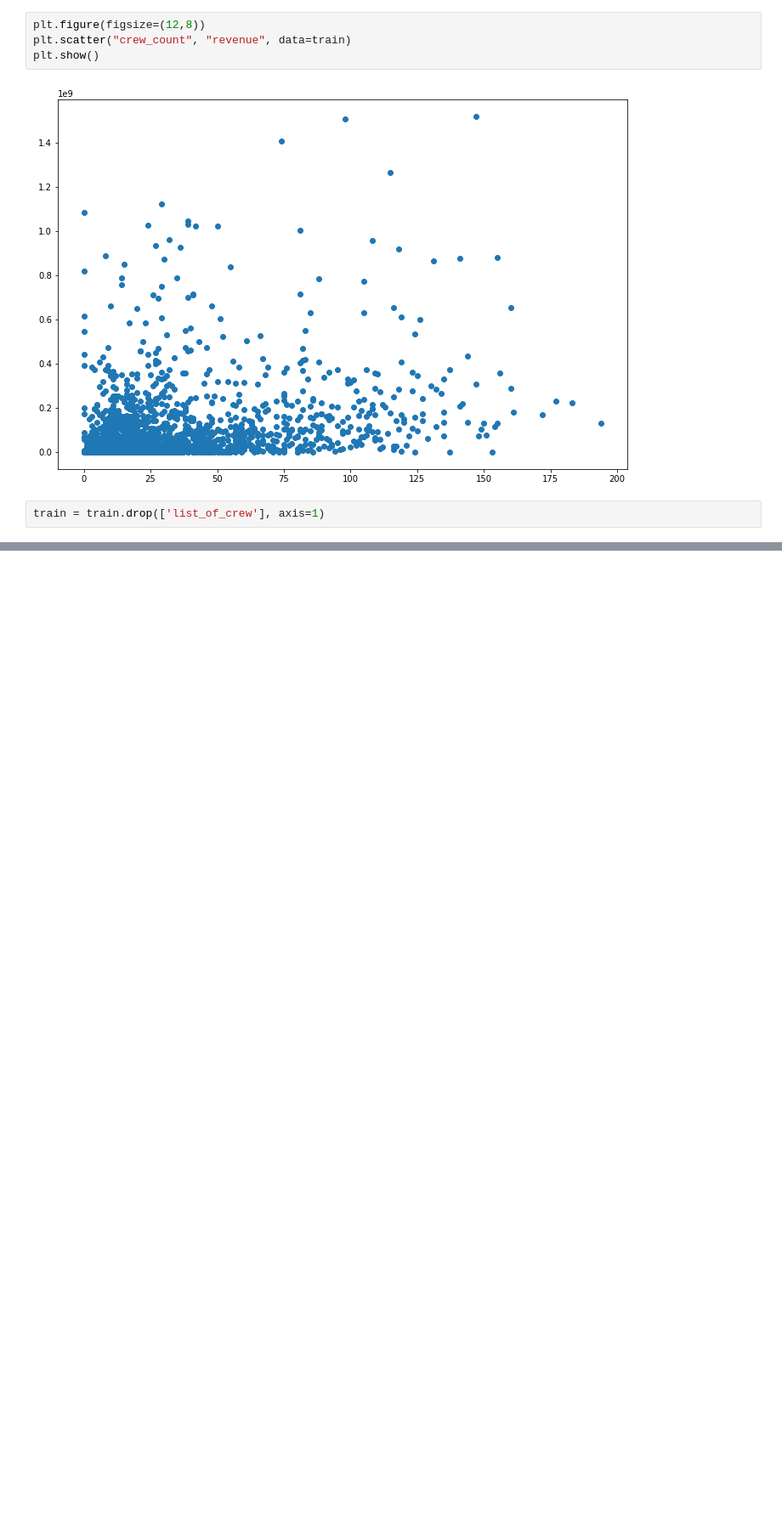
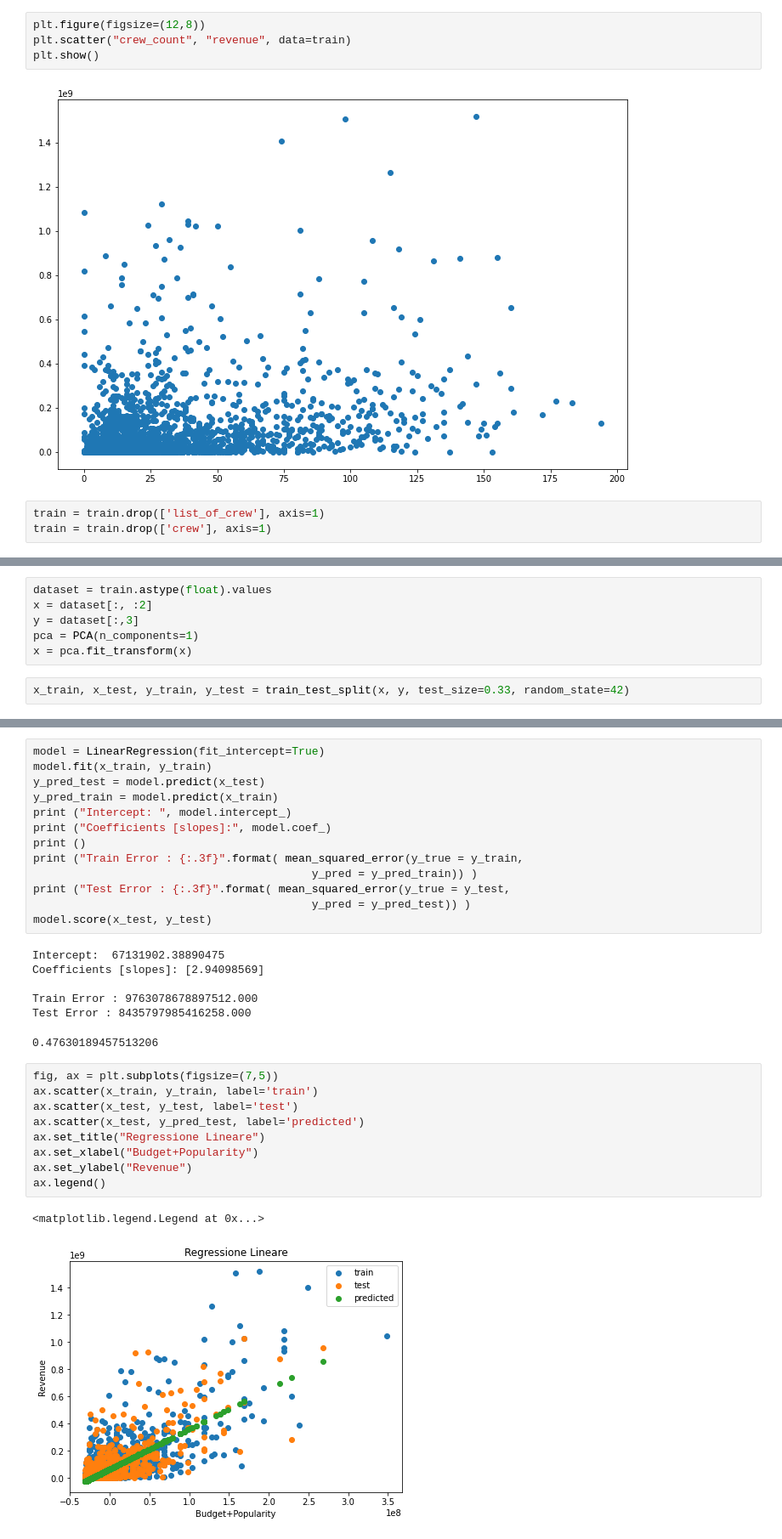
Before and after one commit to giacomobais/Data-WebMining, a Jupyter notebook: Progetto.ipynb, the cells around one changed output, grey strips where cells are left out. Shown at 85% size. Drawn from its saved outputs; the diff is of its cells as text; blank space fills up the shorter version.

```diff
--- a/Progetto.ipynb
+++ b/Progetto.ipynb
@@ -888,3 +905,4 @@ plt.show()
 [figure]
 # %%
 train = train.drop(['list_of_crew'], axis=1)
+train = train.drop(['crew'], axis=1)
@@ -896,0 +950,8 @@ plt.show()
+# %%
+dataset = train.astype(float).values
+x = dataset[:, :2]
+y = dataset[:,3]
+pca = PCA(n_components=1)
+x = pca.fit_transform(x)
+# %%
+x_train, x_test, y_train, y_test = train_test_split(x, y, test_size=0.33, random_state=42)
@@ -896,0 +968,32 @@ plt.show()
+# %%
+model = LinearRegression(fit_intercept=True)
+model.fit(x_train, y_train)
+y_pred_test = model.predict(x_test)
+y_pred_train = model.predict(x_train)
+print ("Intercept: ", model.intercept_)
+print ("Coefficients [slopes]:", model.coef_)
+print ()
+print ("Train Error : {:.3f}".format( mean_squared_error(y_true = y_train,
+                                          y_pred = y_pred_train)) )
+print ("Test Error : {:.3f}".format( mean_squared_error(y_true = y_test,
+                                          y_pred = y_pred_test)) )
+model.score(x_test, y_test)
+# %% [output]
+Intercept:  67131902.38890475
+Coefficients [slopes]: [2.94098569]
+
+Train Error : 9763078678897512.000
+Test Error : 8435797985416258.000
+0.47630189457513206
+# %%
+fig, ax = plt.subplots(figsize=(7,5))
+ax.scatter(x_train, y_train, label='train')
+ax.scatter(x_test, y_test, label='test')
+ax.scatter(x_test, y_pred_test, label='predicted')
+ax.set_title("Regressione Lineare")
+ax.set_xlabel("Budget+Popularity")
+ax.set_ylabel("Revenue")
+ax.legend()
+# %% [output]
+<matplotlib.legend.Legend at 0x...>
+[figure, added]
```
Also changed, not shown: parts of 11 cells of this notebook.
